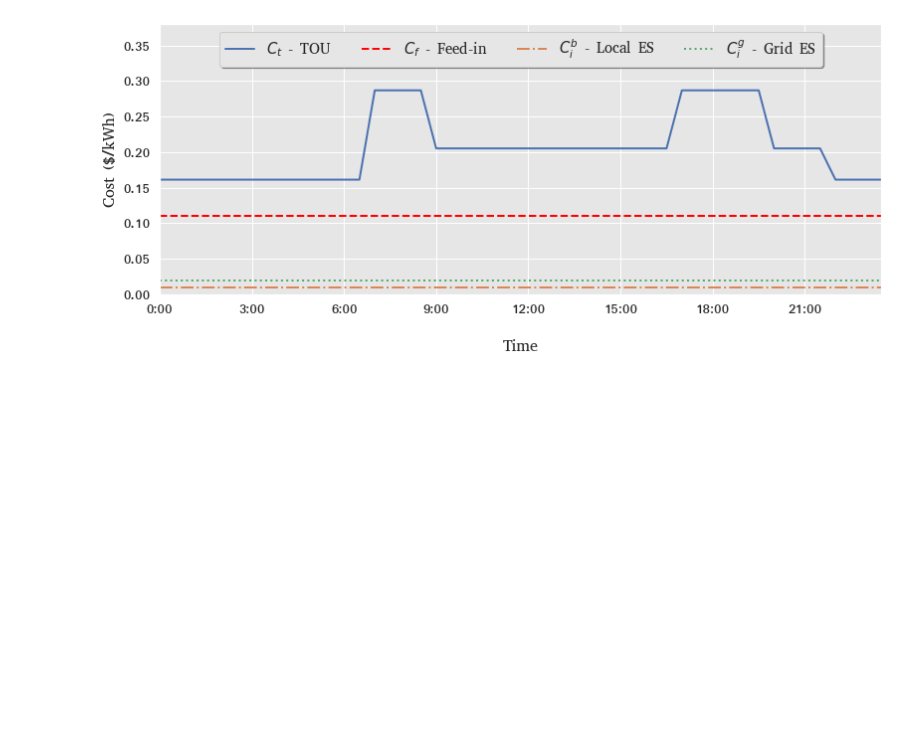
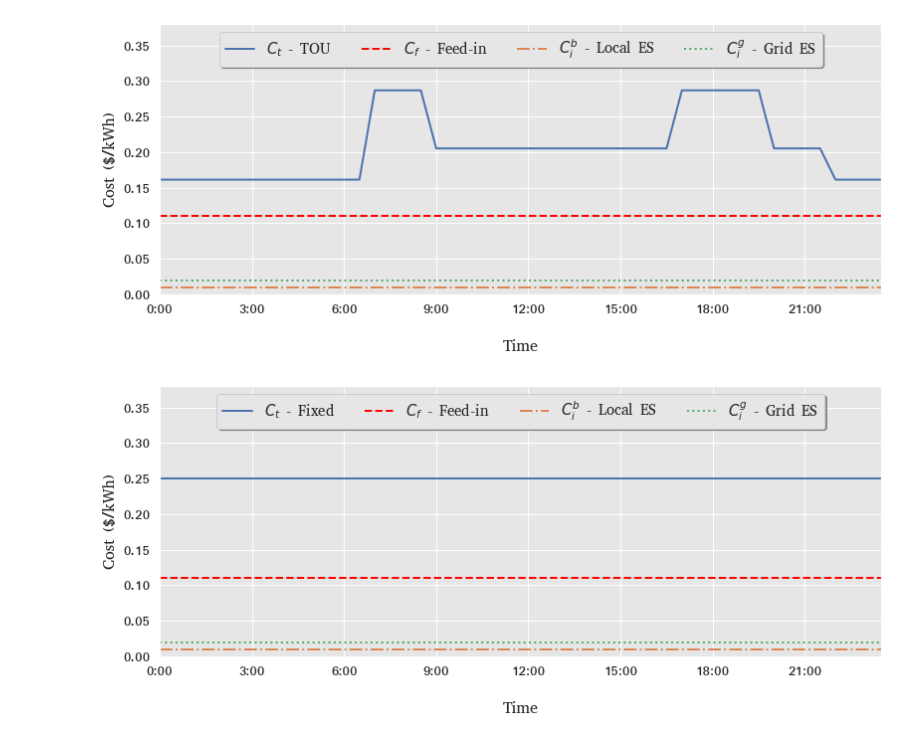
Before and after one commit to brendan-gridsight/ThesisGit, a Jupyter notebook: Time Series Plots/Actew_Tariff_Plot.ipynb, the cells around one changed output. Saved outputs shown, nothing was run; the diff lists cells and outputs as text; code cells hidden in the pictures; blank space fills up the shorter version.

```diff
--- a/Time Series Plots/Actew_Tariff_Plot.ipynb
+++ b/Time Series Plots/Actew_Tariff_Plot.ipynb
@@ -72,3 +72,29 @@ plt.savefig('tariffs_drh.pdf', bbox_inches='tight')
 plt.show()
 # %% [output]
 [figure]
+# %%
+df = pd.read_csv("price.csv")
+
+fig, ax = plt.subplots(figsize=(13, 5))
+ax.set_xlim(0, 47)
+
+first = plt.plot(df.time24, np.ones(len(df.time24))/4, linewidth=2, label='$C_{t}$ - Fixed ')
+second = plt.plot(df.time24, df.FIT, linewidth=2, label='$C_{f}$ - Feed-in', color='red', linestyle='--')
+third = plt.plot(df.time24, np.ones(len(df.time24))/100, linewidth=2, label='$C_i^{b}$ - Local ES',linestyle='-.')
+third = plt.plot(df.time24, np.ones(len(df.time24))/50, linewidth=2, label='$C_i^{g}$ - Grid ES',linestyle='dotted')
+
+# plt.rc('font', family='Times New Roman')
+plt.xticks(np.arange(0, 48, step=6), fontsize=14)
+plt.yticks(np.arange(0, 0.4, step=0.05), fontsize=14)
+
+
+
+plt.xlabel('\nTime', fontsize=16, fontweight='bold')
+plt.ylabel('Cost ($/kWh)', fontsize=16,fontweight='bold')
+plt.ylim(0,0.38)
+ax.legend(loc='upper center', bbox_to_anchor=(0.5, 1.00), shadow=True, ncol=4)
+plt.grid(True)
+plt.savefig('tariffs_mpc2.pdf', bbox_inches='tight')
+plt.show()
+# %% [output]
+[figure, added]
```
Also changed, not shown: 5 other files.
